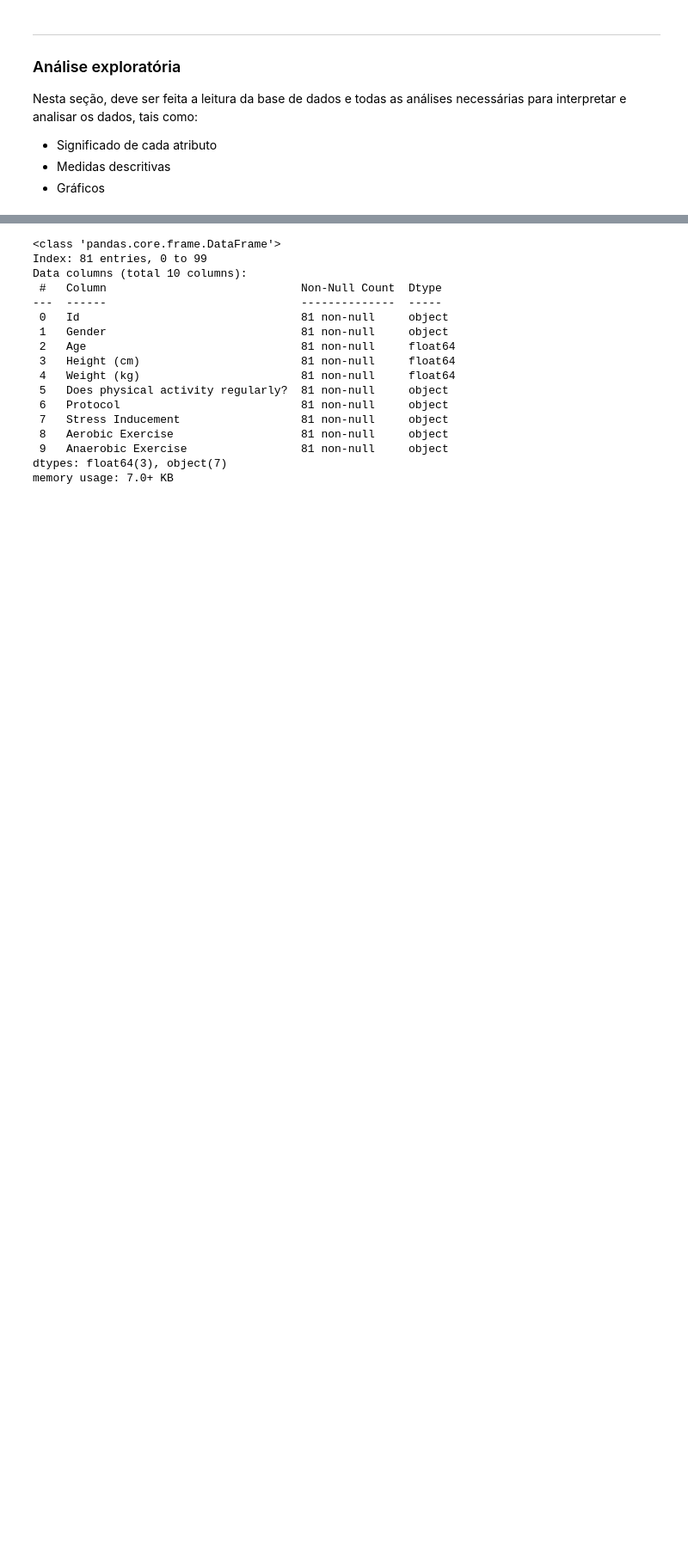
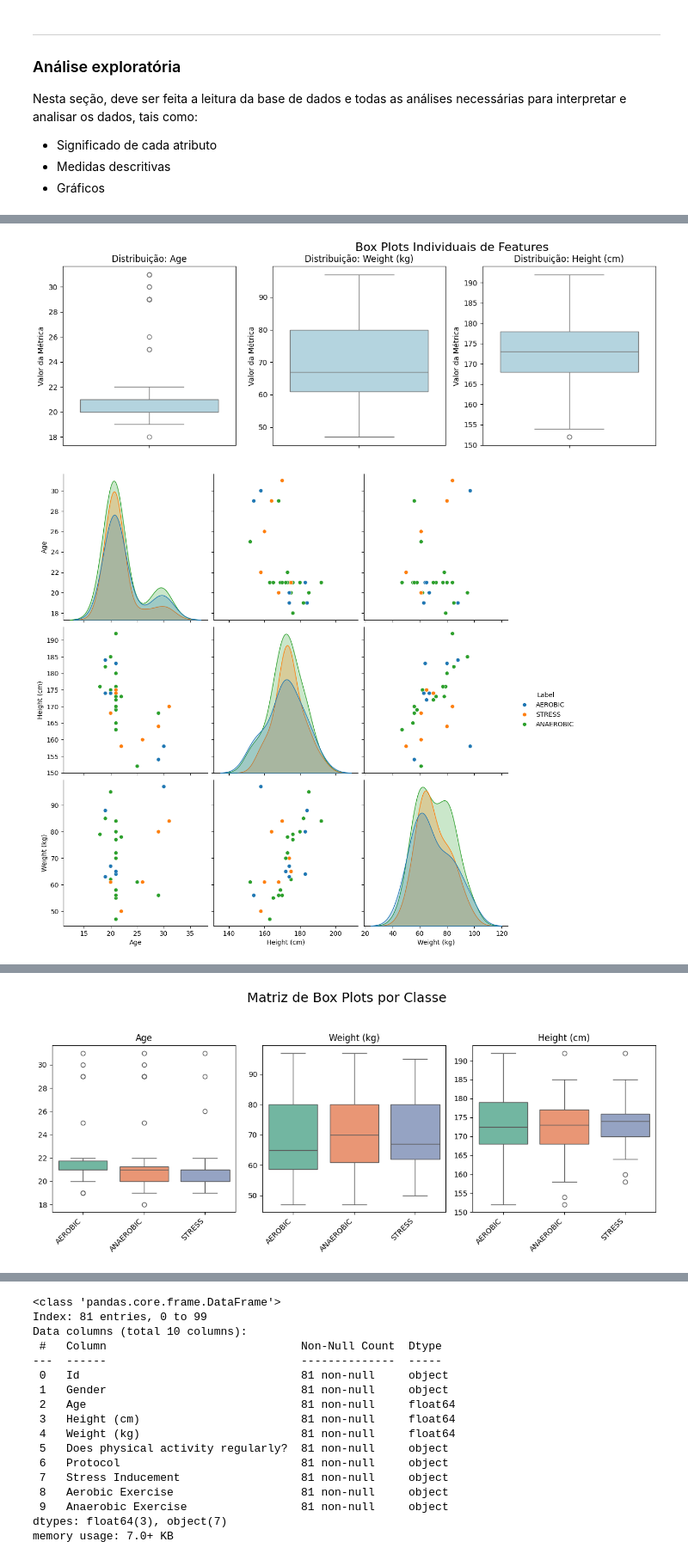
Before and after one commit to ottonifel/PROJETO_ML_FelipeOttoni_LeticiaAlmeida, a Jupyter notebook: main.ipynb, the cells around one changed output, grey strips where cells are left out. Shown at 86% size. Drawn from its saved outputs; the diff is of its cells as text; code cells hidden in the pictures; blank space fills up the shorter version.

```diff
--- a/main.ipynb
+++ b/main.ipynb
@@ -62,0 +129,26 @@ memory usage: 7.9+ KB
+# %%
+import seaborn as sns
+import matplotlib.pyplot as plt
+from scripts import plot_boxplots_por_classe, plot_heatmap, plot_individual_boxplots
+
+# BOXPLOTS: users_info
+plot_individual_boxplots(df_users_info[['Age','Weight (kg)','Height (cm)','Label']])
+
+# PAIRPLOT (v1): df_users_info
+sns.pairplot(df_users_info, hue='Label', height=3.5)
+plt.show()
+
+# PAIRPLOT (v2): df_users_info
+numeric_cols_users = df_users_info[['Age', 'Height (cm)', 'Weight (kg)']]
+sns.pairplot(numeric_cols_users)
+plt.suptitle("Dispersão/distribuição", y=1.02)
+plt.show()
+
+# HEATMAP: df_users_info
+plot_heatmap(df_users_info[["Age", "Height (cm)", "Weight (kg)"]])
+
+# BOXPLOT POR CLASSE: df_users_info
+plot_boxplots_por_classe(df_users_info[['Age','Weight (kg)','Height (cm)','Label']])
+# %% [output]
+[figure, added]
+[figure, added]
@@ -62,0 +157 @@ memory usage: 7.9+ KB
+[figure, added]
```
Also changed, not shown: parts of 16 cells of this notebook, 2 other files.
